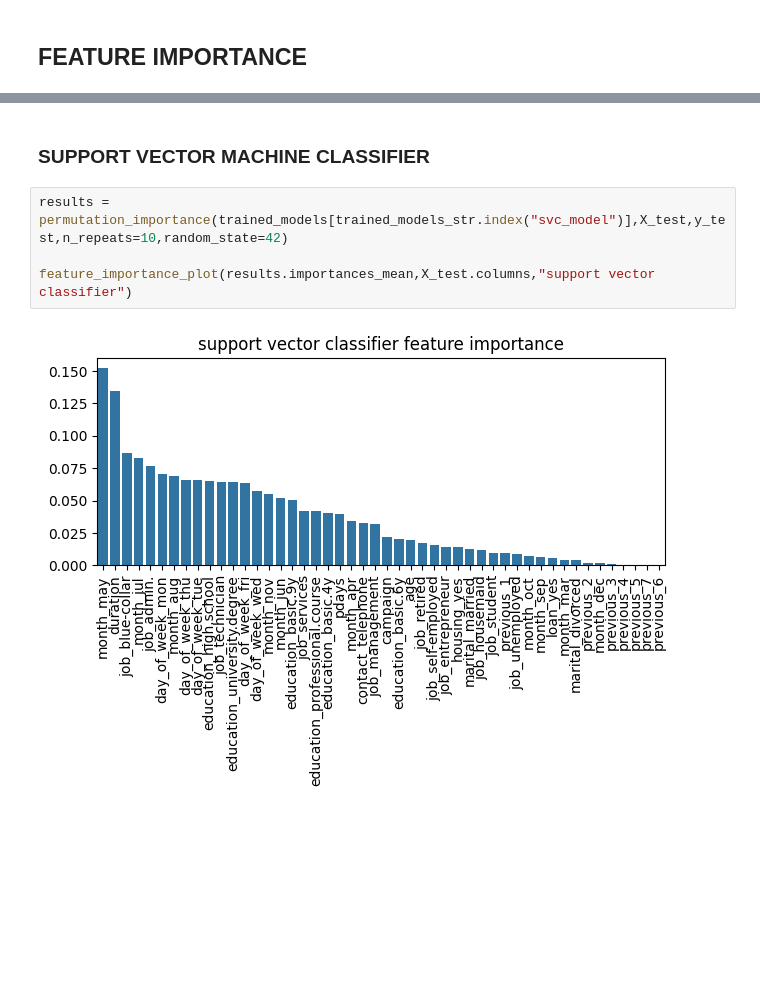
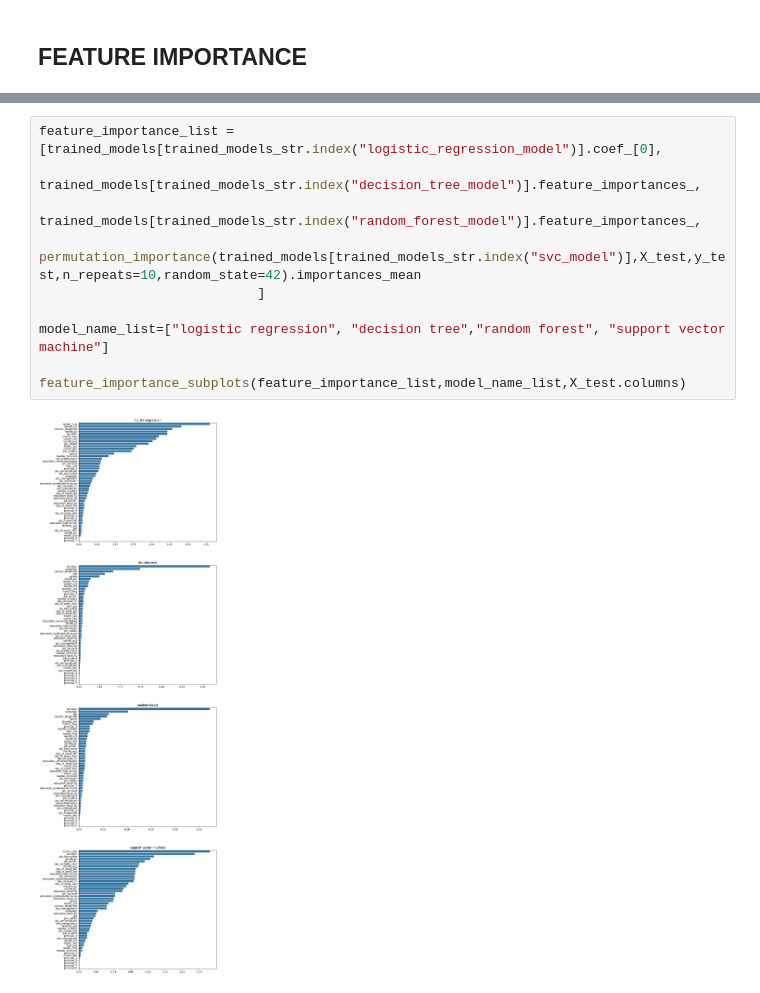
Before and after one commit to AleksanderWaligora/comparison-of-classification-algorithms-in-marketing-forecasting, a Jupyter notebook: model_evaluation.ipynb, the cells around one changed output, grey strips where cells are left out. Drawn from its saved outputs; the diff is of its cells as text; blank space fills up the shorter version.

```diff
--- a/model_evaluation.ipynb
+++ b/model_evaluation.ipynb
@@ -122,8 +103,12 @@ feature_importance_plot(trained_models[trained_models_str.index("random_forest_m
-# %% [markdown]
-### SUPPORT VECTOR MACHINE CLASSIFIER
-# %%
-results = permutation_importance(trained_models[trained_models_str.index("svc_model")],X_test,y_test,n_repeats=10,random_state=42)
-
-feature_importance_plot(results.importances_mean,X_test.columns,"support vector classifier")
-# %% [output]
-[figure, removed]
+# %%
+feature_importance_list = [trained_models[trained_models_str.index("logistic_regression_model")].coef_[0],
+                           trained_models[trained_models_str.index("decision_tree_model")].feature_importances_,
+                           trained_models[trained_models_str.index("random_forest_model")].feature_importances_,
+                            permutation_importance(trained_models[trained_models_str.index("svc_model")],X_test,y_test,n_repeats=10,random_state=42).importances_mean
+                            ]
+
+model_name_list=["logistic regression", "decision tree","random forest", "support vector machine"]
+
+feature_importance_subplots(feature_importance_list,model_name_list,X_test.columns)
+# %% [output]
+[figure, added]
```
Also changed, not shown: parts of 7 cells of this notebook, 1 other file.
